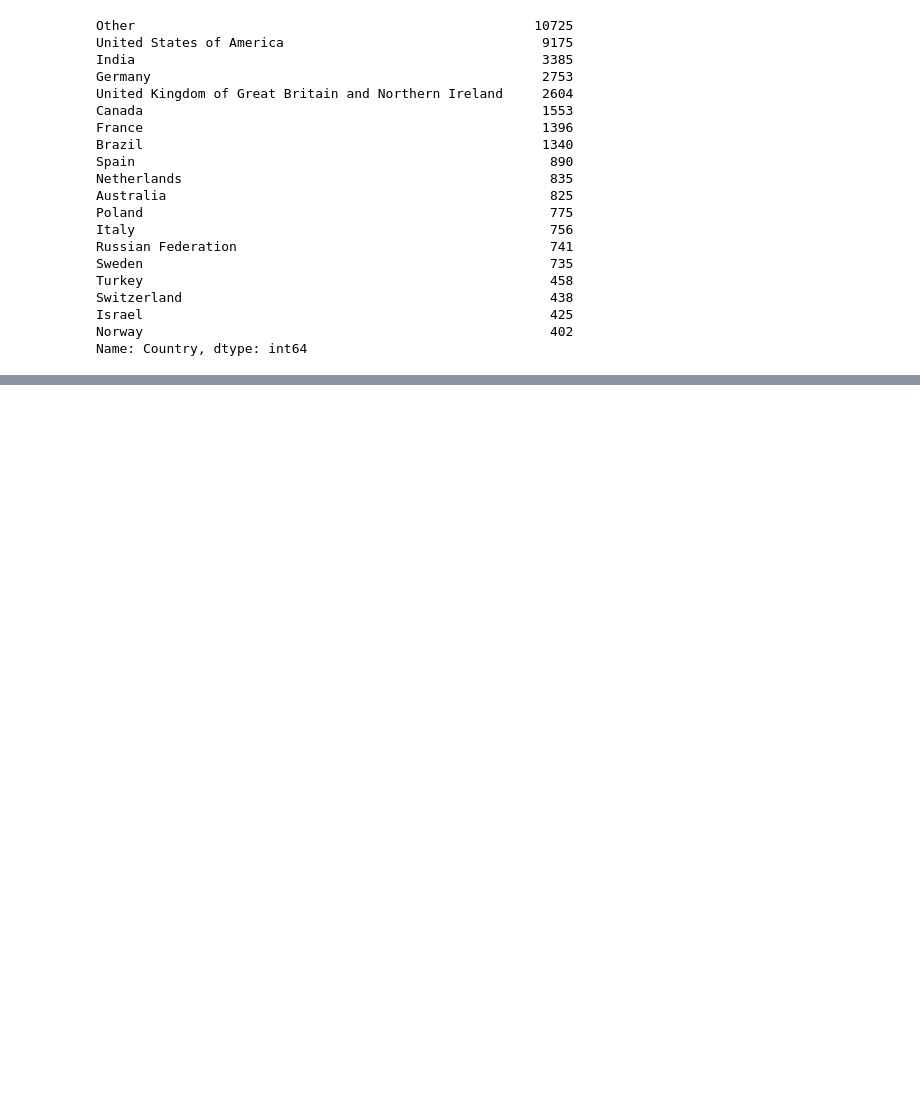
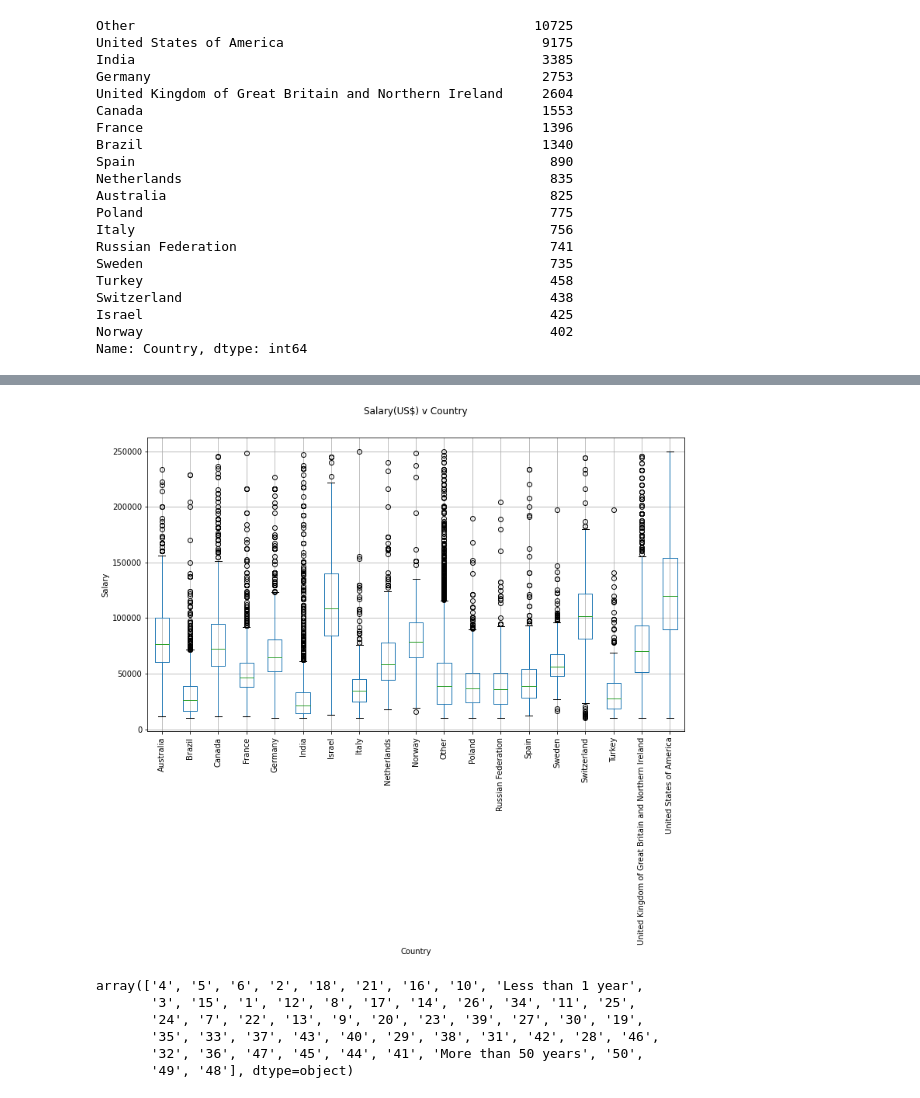
Before and after one commit to buriihenry/Salary_Predictor, a Jupyter notebook: Salary Predictor.ipynb, the cells around one changed output, grey strips where cells are left out. Drawn from its saved outputs; the diff is of its cells as text; code cells hidden in the pictures; blank space fills up the shorter version.

```diff
--- a/Salary Predictor.ipynb
+++ b/Salary Predictor.ipynb
@@ -146,0 +146,23 @@ AttributeError: module 'matplotlib.pyplot' has no attribute 'ylable'
+# %%
+df = df[df["Salary"]<=250000]
+df=df[df["Salary"]>=10000]
+df=df[df['Country']!='other']
+# %%
+fig, ax = plt.subplots(1,1, figsize=(12, 7))
+df.boxplot('Salary', 'Country', ax=ax)
+plt.suptitle('Salary(US$) v Country')
+plt.title('')
+plt.ylabel('Salary')
+plt.xticks(rotation=90)
+plt.show()
+# %% [output]
+[figure, added]
+# %%
+df["YearsCodePro"].unique()
+# %% [output]
+array(['4', '5', '6', '2', '18', '21', '16', '10', 'Less than 1 year',
+       '3', '15', '1', '12', '8', '17', '14', '26', '34', '11', '25',
+       '24', '7', '22', '13', '9', '20', '23', '39', '27', '30', '19',
+       '35', '33', '37', '43', '40', '29', '38', '31', '42', '28', '46',
+       '32', '36', '47', '45', '44', '41', 'More than 50 years', '50',
+       '49', '48'], dtype=object)
```
Also changed, not shown: parts of 4 cells of this notebook.
